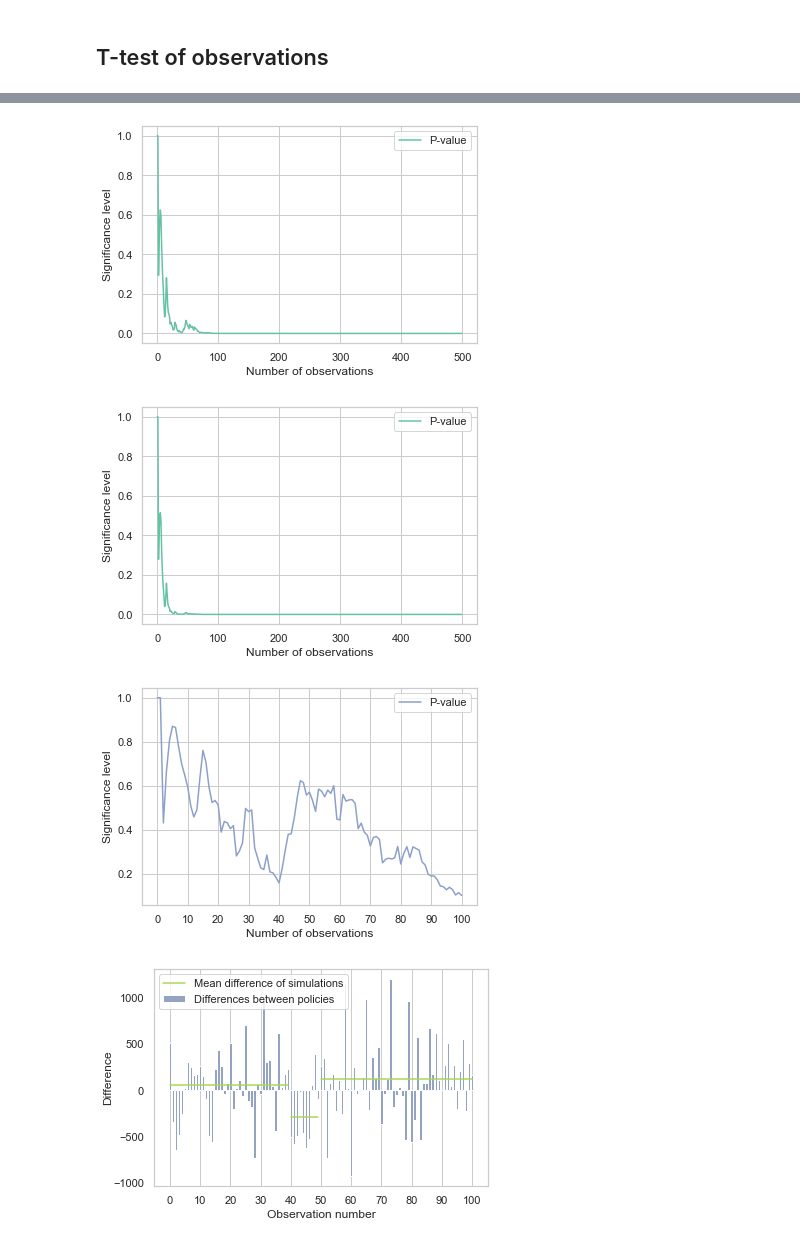
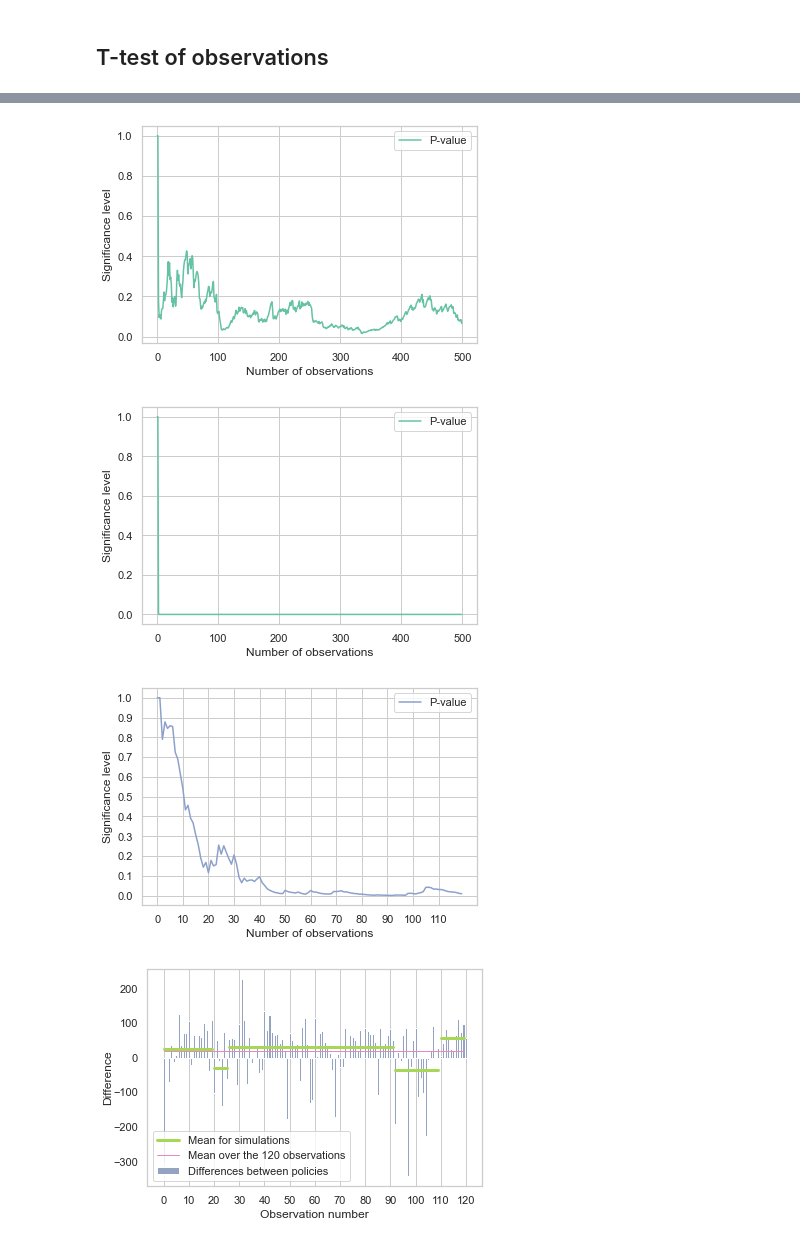
Before and after one commit to bendiknordeng/Epidemiologic-Strategies, a Jupyter notebook: notebooks/plot_results.ipynb, the cells around one changed output, grey strips where cells are left out. Saved outputs shown, nothing was run; the diff lists cells and outputs as text; code cells hidden in the pictures.

```diff
--- a/notebooks/plot_results.ipynb
+++ b/notebooks/plot_results.ipynb
@@ -36,6 +36,7 @@ def find_policy_name(path):
         return "Contact-Based"
     if string == 'fhi':
         return "NIPH"
+    return "Weighted"
 # %%
 paths = get_paths()
 results = {}
@@ -375,9 +578,9 @@ plt.savefig("../plots/computational_study/infected_significance.png", dpi=200)
 # %%
-objective_value_best = objective_values[list(sorted_yll.keys())[0]][:,2]
-objective_value_second_best = objective_values[list(sorted_yll.keys())[1]][:,2]
+objective_value_best = objective_values[list(sorted_yll.keys())[3]][:,2]
+objective_value_second_best = objective_values[list(sorted_yll.keys())[4]][:,2]
 p_values = np.zeros(len(objective_value_best))
 observations = np.arange(len(objective_value_best))
-for i in range(len(objective_value_best)-1):
+for i in range(len(objective_value_best)):
     p_values[i] = t_test(objective_value_best[:i], objective_value_second_best[:i])
 p_values[np.isnan(p_values)] = 1
 
@@ -388,10 +591,10 @@ plt.xlabel("Number of observations")
 plt.ylabel("Significance level")
 plt.savefig("../plots/computational_study/yll_significance.png", dpi=200)
 # %% [output]
-[figure, old version]
+[figure, new version]
 # %%
-objective_value_best = objective_values[list(sorted_yll.keys())[0]][:,4]
-objective_value_second_best = objective_values[list(sorted_yll.keys())[1]][:,4]
+objective_value_best = objective_values[list(sorted_weighted.keys())[0]][:,4]
+objective_value_second_best = objective_values[list(sorted_weighted.keys())[1]][:,4]
 p_values = np.zeros(len(objective_value_best))
 observations = np.arange(len(objective_value_best))
 for i in range(len(objective_value_best)-1):
@@ -405,10 +608,10 @@ plt.xlabel("Number of observations")
 plt.ylabel("Significance level")
 plt.savefig("../plots/computational_study/weighted_significance.png", dpi=200)
 # %% [output]
-[figure, old version]
+[figure, new version]
 # %%
-objective_value_best = objective_values[list(sorted_dead.keys())[0]][:,0]
-objective_value_second_best = objective_values[list(sorted_dead.keys())[1]][:,0]
+objective_value_best = objective_values[list(sorted_dead.keys())[3]][:,0]
+objective_value_second_best = objective_values[list(sorted_dead.keys())[4]][:,0]
 
 p_values = np.zeros(len(objective_value_best))
 observations = np.arange(len(objective_value_best))
@@ -418,36 +621,40 @@ p_values[np.isnan(p_values)] = 1
 
 sns.set()
 sns.set_style("whitegrid")
-sns.lineplot(observations[:101], p_values[:101], label="P-value", color=colors[2])
-plt.xticks(observations[0:101:10])
+sns.lineplot(observations[:120], p_values[:120], label="P-value", color=colors[2])
+plt.xticks(observations[0:111:10])
+plt.yticks([0.1*i for i in range(11)])
 plt.xlabel("Number of observations")
 plt.ylabel("Significance level")
 plt.savefig("../plots/computational_study/fatalities_significance_narrowed.png", dpi=200)
 # %% [output]
-[figure, old version]
+[figure, new version]
 # %%
 
 observations = np.arange(len(objective_value_best))
 diffs = np.arange(len(objective_value_best))
 for i in range( len(objective_value_best)-1):
    diffs[i] = objective_value_second_best[i] - objective_value_best[i]
 
-diff1 = np.mean(diffs[:])
-diff2 = np.mean(diffs[:50])
-diff3 = np.mean(diffs[40:50])
-diff4 = np.mean(diffs[50:100])
-diff5 = np.mean(diffs[50:])
+l1 = 20  #limit 1
+l2 = 26  #limit 2
+l3 = 92  #limit 3
+l4 = 110  #limit 4
+l5 = 120  #limit 5
 
 sns.set()
 sns.set_style("whitegrid")
-ax = sns.barplot(observations[:101], diffs[:101], label = "Differences between policies", color=colors[2], dodge=False)
-sns.lineplot(observations[:40], np.mean(diffs[:40]), label = "Mean difference of simulations", color=colors[4], ax=ax)
-sns.lineplot(observations[40:50], np.mean(diffs[40:50]), color=colors[4], ax=ax)
-sns.lineplot(observations[50:101], np.mean(diffs[50:101]), color=colors[4], ax=ax)
-plt.xticks(observations[0:101:10])
+ax = sns.barplot(observations[:l5+1], diffs[:l5+1], label = "Differences between policies", color=colors[2], dodge=False)
+sns.lineplot(observations[:l1], np.mean(diffs[:l1]), label = "Mean for simulations", linewidth=3, color=colors[4], ax=ax)
+sns.lineplot(observations[l1:l2], np.mean(diffs[l1:l2]), linewidth=3, color=colors[4], ax=ax)
+sns.lineplot(observations[l2:l3], np.mean(diffs[l2:l3]), linewidth=3, color=colors[4], ax=ax)
+sns.lineplot(observations[l3:l4], np.mean(diffs[l3:l4]), linewidth=3, color=colors[4], ax=ax)
+sns.lineplot(observations[l4:l5], np.mean(diffs[l4:l5]), linewidth=3, color=colors[4], ax=ax)
+sns.lineplot(observations[:l5], np.mean(diffs[:l5]), label = f"Mean over the {l5} observations", linewidth=1, color=colors[3], ax=ax)
+plt.xticks(observations[:l5+1:10])
 plt.xlabel("Observation number")
 plt.grid()
 ax.set_ylabel("Difference", labelpad=0)
 plt.savefig("../plots/computational_study/fatalities_diffs.png", dpi=200)
 # %% [output]
-[figure, old version]
+[figure, new version]
```
Also changed, not shown: parts of 28 cells of this notebook, 2 other files.
